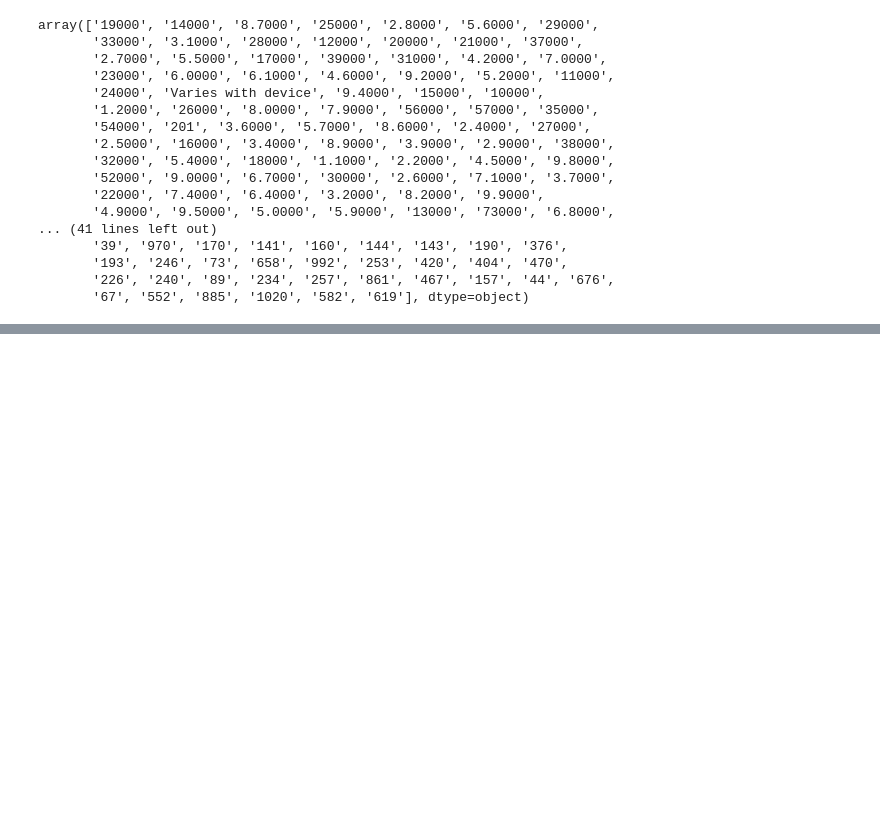
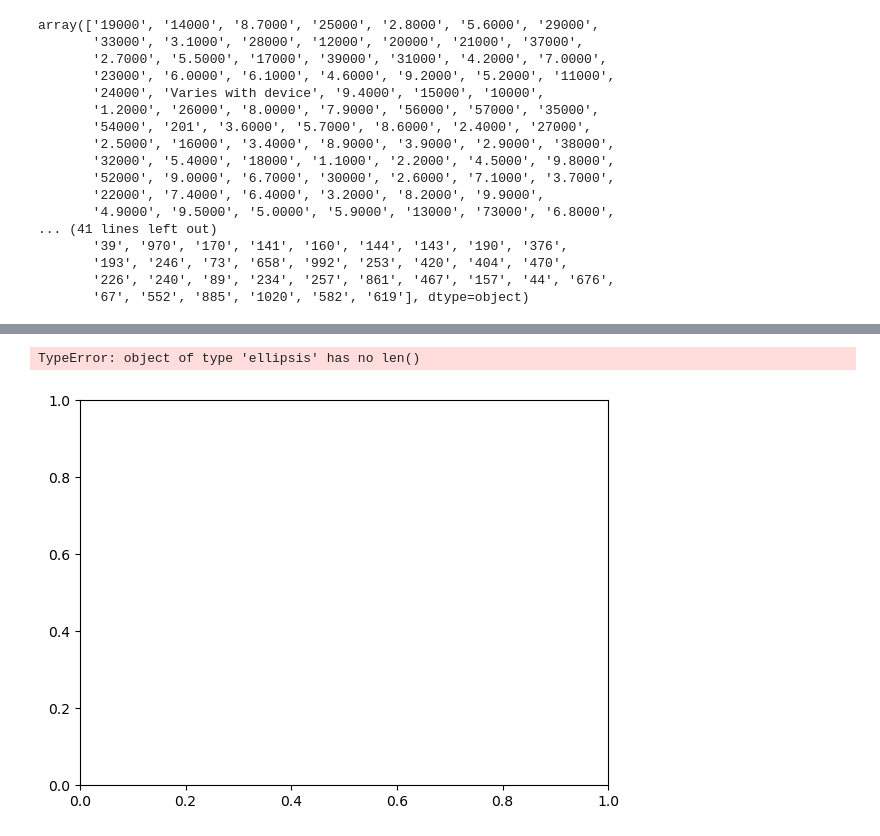
Before and after one commit to alyboii/at-lKurs, a Jupyter notebook: GooglePlayStoreEDA/GooglePlayStore.ipynb, the cells around one changed output, grey strips where cells are left out. Saved outputs shown, nothing was run; the diff lists cells and outputs as text; code cells hidden in the pictures; blank space fills up the shorter version.

```diff
--- a/GooglePlayStoreEDA/GooglePlayStore.ipynb
+++ b/GooglePlayStoreEDA/GooglePlayStore.ipynb
@@ -225,0 +427,18 @@ np.int64(1695)
+# %%
+# ADIM 1: Önce 15x5 boyutunda BOŞ bir çerçeve oluşturuyoruz.
+# Henüz içinde hiçbir grafik yok, sadece beyaz bir alan var.
+plt.figure(figsize=(15, 5))
+
+category = ["Type", "Content Rating"]
+
+for i in range(len(category)):
+    # ADIM 2: Şimdi bu boş alanı ızgaralara bölüyoruz.
+    # subplot(1, 2, i+1) şu demek:
+    # "Bu tuvali 1 satır ve 2 sütuna böl. Şimdi (i+1). kutuyu aktif et."
+    plt.subplot(1, 2, i + 1)
+
+    # ADIM 3: Aktif olan o kutucuğun içine çizimi yap.
+    sns.countplot(...)
+# %% [output]
+TypeError: object of type 'ellipsis' has no len()
+[figure, added]
```
Also changed, not shown: parts of 43 cells of this notebook, 2 other files.
